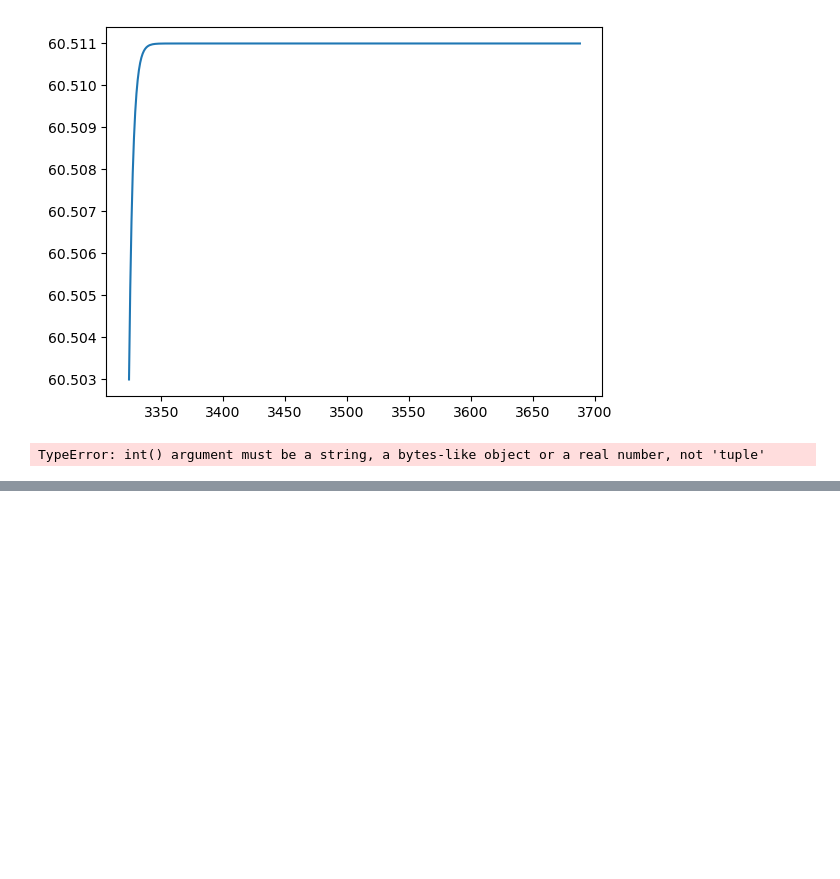
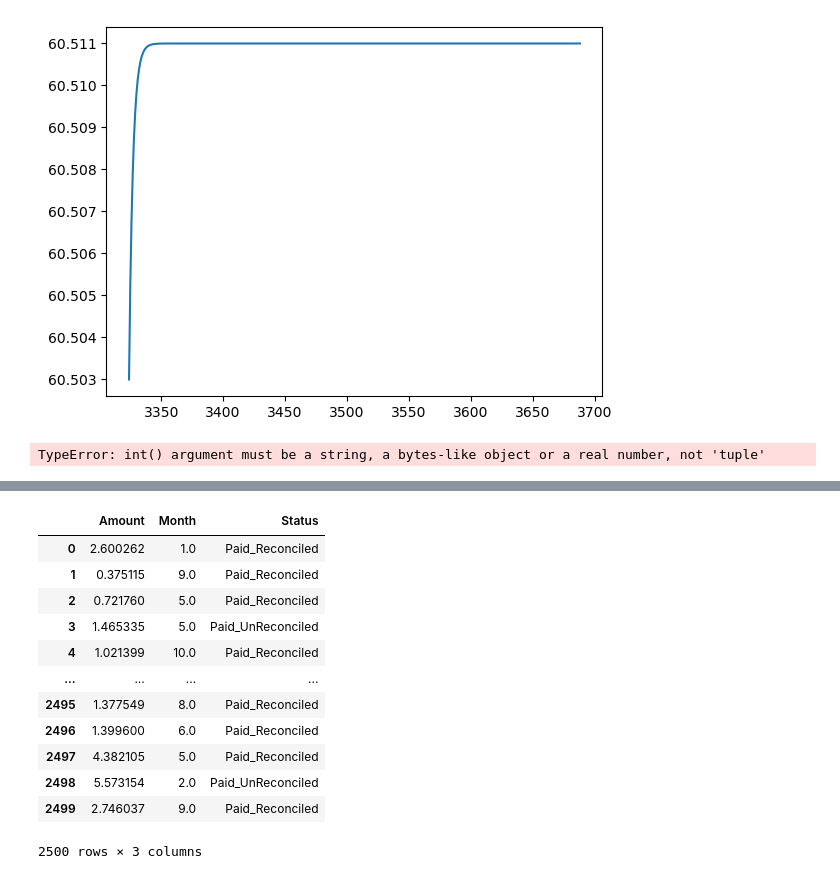
Before and after one commit to dengcfei/MarketMakingViaReinforcementLearning, a Jupyter notebook: test.ipynb, the cells around one changed output, grey strips where cells are left out. Cells and saved outputs as stored; diff of their text form; code cells hidden in the pictures; blank space fills up the shorter version.

```diff
--- a/test.ipynb
+++ b/test.ipynb
@@ -280,0 +562,16 @@ TypeError: int() argument must be a string, a bytes-like object or a real number
+# %%
+data[numerical]
+# %% [output]
+|  | Amount | Month | Status |
+| 0 | 2.600262 | 1.0 | Paid_Reconciled |
+| 1 | 0.375115 | 9.0 | Paid_Reconciled |
+| 2 | 0.721760 | 5.0 | Paid_Reconciled |
+| 3 | 1.465335 | 5.0 | Paid_UnReconciled |
+| 4 | 1.021399 | 10.0 | Paid_Reconciled |
+| ... | ... | ... | ... |
+| 2495 | 1.377549 | 8.0 | Paid_Reconciled |
+| 2496 | 1.399600 | 6.0 | Paid_Reconciled |
+| 2497 | 4.382105 | 5.0 | Paid_Reconciled |
+| 2498 | 5.573154 | 2.0 | Paid_UnReconciled |
+| 2499 | 2.746037 | 9.0 | Paid_Reconciled |
+2500 rows × 3 columns
```
Also changed, not shown: parts of 21 cells of this notebook, 7 other files.
